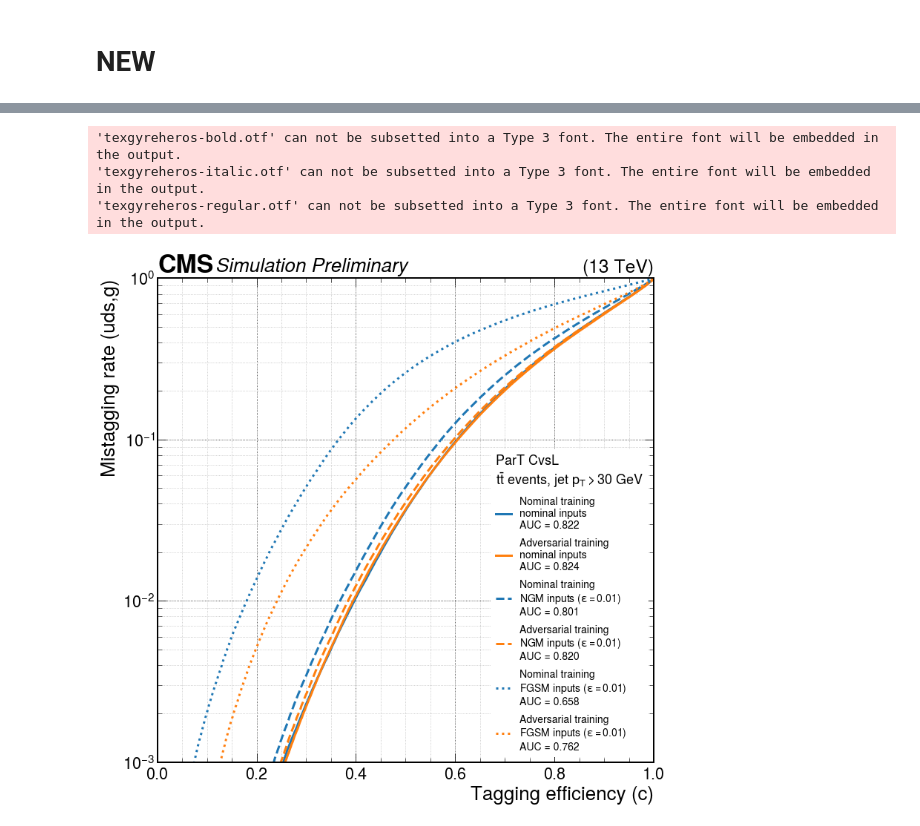
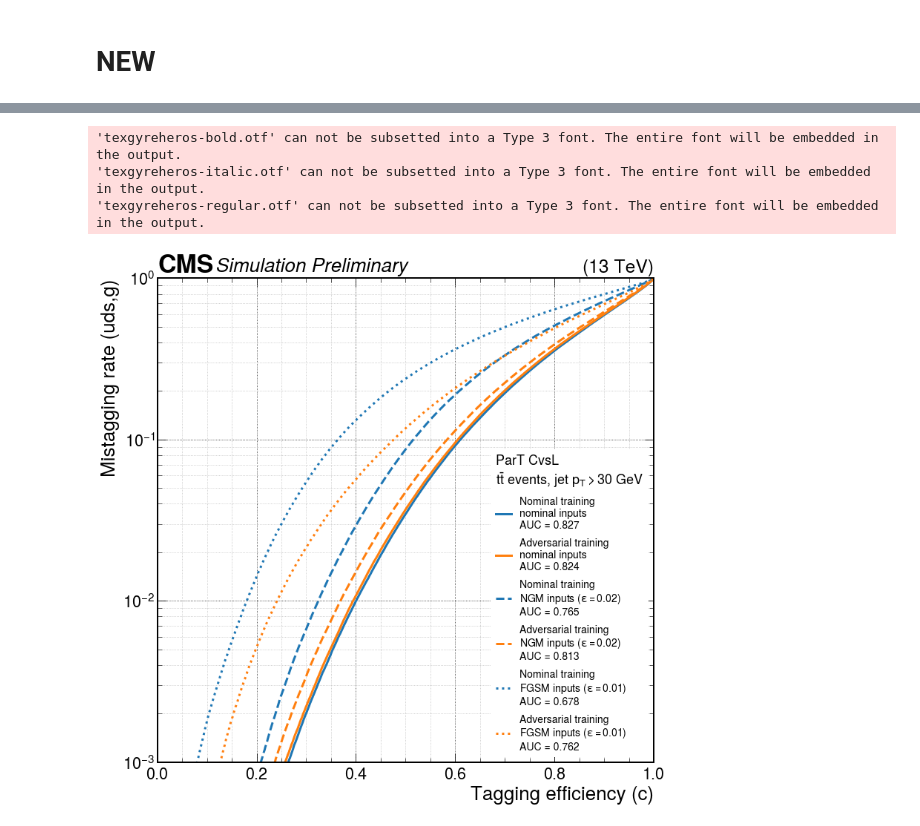
Before and after one commit to AnnikaStein/DeepJet, a Jupyter notebook: scripts/plot_roc.ipynb, the cells around one changed output, grey strips where cells are left out. Saved outputs shown, nothing was run; the diff lists cells and outputs as text; code cells hidden in the pictures.

```diff
--- a/scripts/plot_roc.ipynb
+++ b/scripts/plot_roc.ipynb
@@ -31,12 +31,12 @@ prediction_files = 'outfiles'
 #model_names = ['nominal', 'adversarial_eps0p01', 'adversarial_eps0p005']
 #model_names = ['testADV3']
 #model_names = ['testNOM','testADV3']
-model_names = ['NOM_FLgamma2','testADVNGM']
-#model_names = ['testNOM','testADVNGM']
+#model_names = ['NOM_FLgamma2','testADVNGM']
+model_names = ['testNOM','testADVNGM']
 #prediction_setups = ['_20','_20_NGM','_20_FGSM']
 #prediction_setups = ['_ttbar_20']
 #prediction_setups = ['_ttbar_20','_ttbar_20_NGM','_ttbar_20_FGSM']
-prediction_setups = ['_ttbar_best_NOM_NEW','_ttbar_best_NGM_NEW','_ttbar_best_FGSM_NEW']
+prediction_setups = ['_ttbar_best_NOM_NEW','_ttbar_best_NGM_002_noRestrict','_ttbar_best_FGSM_NEW']
 prediction_files = 'outfiles'
 # %%
 tagger = 'DF_Run2' # 'DF'
@@ -250,7 +250,7 @@ names_setups = ['nominal inputs',r'NGM inputs ($\epsilon=0.01$)',r'FGSM inputs (
 names_models = ['Nominal training', r'Adversarial training']
 names_setups = ['nominal inputs',r'nominal inputs']
 names_models = ['Nominal training', r'Adversarial training','Nominal training', r'Adversarial training','Nominal training', r'Adversarial training']
-names_setups = ['nominal inputs','nominal inputs',r'NGM inputs ($\epsilon=0.01$)',r'NGM inputs ($\epsilon=0.01$)',r'FGSM inputs ($\epsilon=0.01$)',r'FGSM inputs ($\epsilon=0.01$)']
+names_setups = ['nominal inputs','nominal inputs',r'NGM inputs ($\epsilon=0.02$)',r'NGM inputs ($\epsilon=0.02$)',r'FGSM inputs ($\epsilon=0.01$)',r'FGSM inputs ($\epsilon=0.01$)']
 legtitle = 'BvsL'
 legloc = 'upper left'
 #for i in range(4):
@@ -269,8 +269,8 @@ else:
 leg._legend_box.align = aligned
 leg.get_frame().set_linewidth(0.0)
 hep.cms.label(rlabel='(13 TeV)')
-fig.savefig(legtitle + '_' + tagger + '_FL2versusNGM_bestNomNGMFGSM_ROC.pdf', bbox_inches='tight')
-fig.savefig(legtitle + '_' + tagger + '_FL2versusNGM_bestNomNGMFGSM_ROC.png', bbox_inches='tight', dpi=900, facecolor='w', transparent=False)
+fig.savefig(legtitle + '_' + tagger + '_FL2versusNGM_bestNomNGM002FGSM_ROC.pdf', bbox_inches='tight')
+fig.savefig(legtitle + '_' + tagger + '_FL2versusNGM_bestNomNGM002FGSM_ROC.png', bbox_inches='tight', dpi=900, facecolor='w', transparent=False)
 # %% [output]
 'texgyreheros-bold.otf' can not be subsetted into a Type 3 font. The entire font will be embedded in the output.
 'texgyreheros-italic.otf' can not be subsetted into a Type 3 font. The entire font will be embedded in the output.
@@ -307,7 +307,7 @@ names_setups = ['nominal inputs', r'adversarial inputs']
 names_models = [r'Nom x 10 + NGM x 5 + NGM & FL x 5',r'Nom x 10 + NGM x 5 + NGM & FL x 5',r'Nom x 10 + NGM x 5 + NGM & FL x 5']
 names_setups = ['nominal inputs',r'NGM inputs ($\epsilon=0.01$)',r'FGSM inputs ($\epsilon=0.01$)']
 names_models = ['Nominal training', r'Adversarial training','Nominal training', r'Adversarial training','Nominal training', r'Adversarial training']
-names_setups = ['nominal inputs','nominal inputs',r'NGM inputs ($\epsilon=0.01$)',r'NGM inputs ($\epsilon=0.01$)',r'FGSM inputs ($\epsilon=0.01$)',r'FGSM inputs ($\epsilon=0.01$)']
+names_setups = ['nominal inputs','nominal inputs',r'NGM inputs ($\epsilon=0.02$)',r'NGM inputs ($\epsilon=0.02$)',r'FGSM inputs ($\epsilon=0.01$)',r'FGSM inputs ($\epsilon=0.01$)']
 legtitle = 'CvsB'
 legloc = 'lower right'
 #for i in range(4):
@@ -326,8 +326,8 @@ else:
 leg._legend_box.align = aligned
 leg.get_frame().set_linewidth(0.0)
 hep.cms.label(rlabel='(13 TeV)')
-fig.savefig(legtitle + '_' + tagger + '_FL2versusNGM_bestNomNGMFGSM_ROC.pdf', bbox_inches='tight')
-fig.savefig(legtitle + '_' + tagger + '_FL2versusNGM_bestNomNGMFGSM_ROC.png', bbox_inches='tight', dpi=900, facecolor='w', transparent=False)
+fig.savefig(legtitle + '_' + tagger + '_FL2versusNGM_bestNomNGM002FGSM_ROC.pdf', bbox_inches='tight')
+fig.savefig(legtitle + '_' + tagger + '_FL2versusNGM_bestNomNGM002FGSM_ROC.png', bbox_inches='tight', dpi=900, facecolor='w', transparent=False)
 # %% [output]
 'texgyreheros-bold.otf' can not be subsetted into a Type 3 font. The entire font will be embedded in the output.
 'texgyreheros-italic.otf' can not be subsetted into a Type 3 font. The entire font will be embedded in the output.
@@ -361,34 +361,34 @@ colors = ['tab:blue','tab:orange','tab:blue','tab:orange','tab:blue','tab:orange
 #names_models = ['Nominal training', r'Adversarial training (against $\epsilon=0.01$)']
 names_models = ['Nominal training', r'Adversarial training']
 names_setups = ['nominal inputs', r'adversarial inputs']
 names_models = [r'Nom x 10 + NGM x 5 + NGM & FL x 5',r'Nom x 10 + NGM x 5 + NGM & FL x 5',r'Nom x 10 + NGM x 5 + NGM & FL x 5']
 names_setups = ['nominal inputs',r'NGM inputs ($\epsilon=0.01$)',r'FGSM inputs ($\epsilon=0.01$)']
 names_models = ['Nominal training', r'Adversarial training']
 names_setups = ['nominal inputs',r'nominal inputs']
 names_models = ['Nominal training', r'Adversarial training','Nominal training', r'Adversarial training','Nominal training', r'Adversarial training']
-names_setups = ['nominal inputs','nominal inputs',r'NGM inputs ($\epsilon=0.01$)',r'NGM inputs ($\epsilon=0.01$)',r'FGSM inputs ($\epsilon=0.01$)',r'FGSM inputs ($\epsilon=0.01$)']
+names_setups = ['nominal inputs','nominal inputs',r'NGM inputs ($\epsilon=0.02$)',r'NGM inputs ($\epsilon=0.02$)',r'FGSM inputs ($\epsilon=0.01$)',r'FGSM inputs ($\epsilon=0.01$)']
 legtitle = 'CvsL'
 legloc = 'lower right'
 #for i in range(4):
 #for i in range(3):
 #for i in range(2):
 for i in range(6):
     xya = np.load(NEW_CvsL_paths[i], allow_pickle=True)
     #legend_text = names_models[i % 2] + '\n' + (names_setups[0] if i<2 else names_setups[1]) + '\n' + 'AUC = ' + f'{xya[2]:.3f}'
     legend_text = names_models[i] + '\n' + (names_setups[i]) + '\n' + 'AUC = ' + f'{xya[2]:.3f}'
     ax.plot(xya[0], xya[1], linestyle=linestyles[i], color=colors[i],linewidth=3.0,label=legend_text)
 leg = ax.legend(title='ParT '+legtitle + '\n' + r'$t\bar{t}$ events, jet $p_T>30$ GeV',loc=legloc,fontsize=14,title_fontsize=18,labelspacing=0.7,frameon=True,framealpha=1,facecolor='white')
 if 'right' in legloc:
     aligned = 'left'#'right'
 else:
     aligned = 'left'
 leg._legend_box.align = aligned
 leg.get_frame().set_linewidth(0.0)
 hep.cms.label(rlabel='(13 TeV)')
-fig.savefig(legtitle + '_' + tagger + '_FL2versusNGM_bestNomNGMFGSM_ROC.pdf', bbox_inches='tight')
-fig.savefig(legtitle + '_' + tagger + '_FL2versusNGM_bestNomNGMFGSM_ROC.png', bbox_inches='tight', dpi=900, facecolor='w', transparent=False)
+fig.savefig(legtitle + '_' + tagger + '_FL2versusNGM_bestNomNGM002FGSM_ROC.pdf', bbox_inches='tight')
+fig.savefig(legtitle + '_' + tagger + '_FL2versusNGM_bestNomNGM002FGSM_ROC.png', bbox_inches='tight', dpi=900, facecolor='w', transparent=False)
 # %% [output]
 'texgyreheros-bold.otf' can not be subsetted into a Type 3 font. The entire font will be embedded in the output.
 'texgyreheros-italic.otf' can not be subsetted into a Type 3 font. The entire font will be embedded in the output.
 'texgyreheros-regular.otf' can not be subsetted into a Type 3 font. The entire font will be embedded in the output.
-[figure, old version]
+[figure, new version]
```
Also changed, not shown: parts of 6 cells of this notebook, 13 other files.
